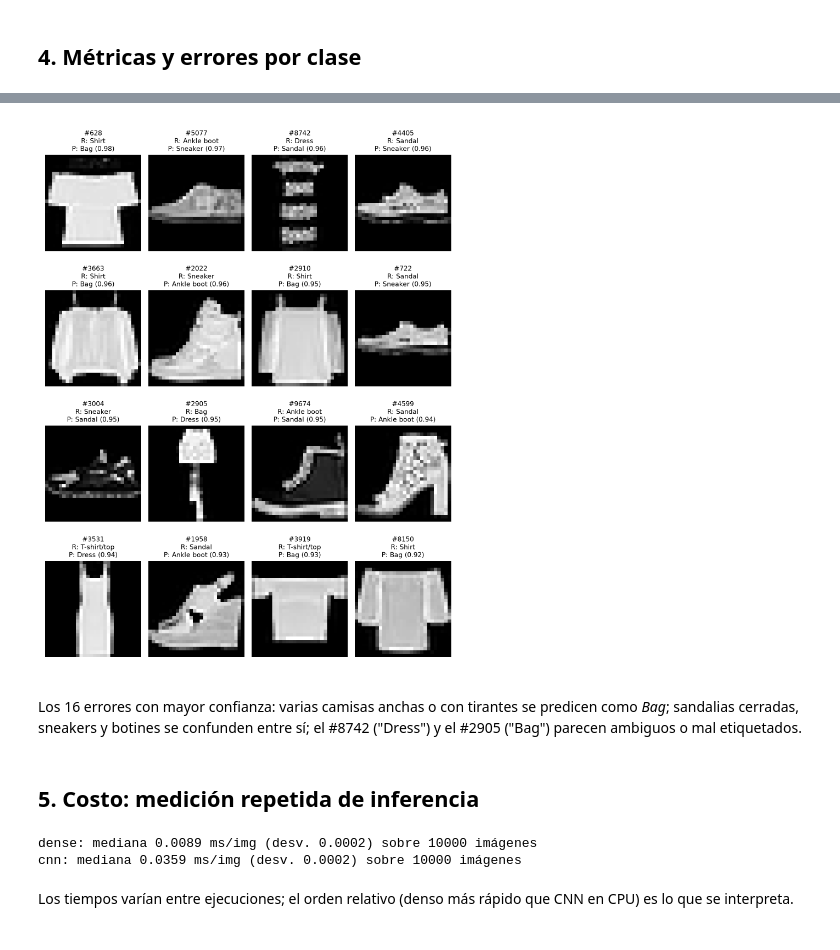
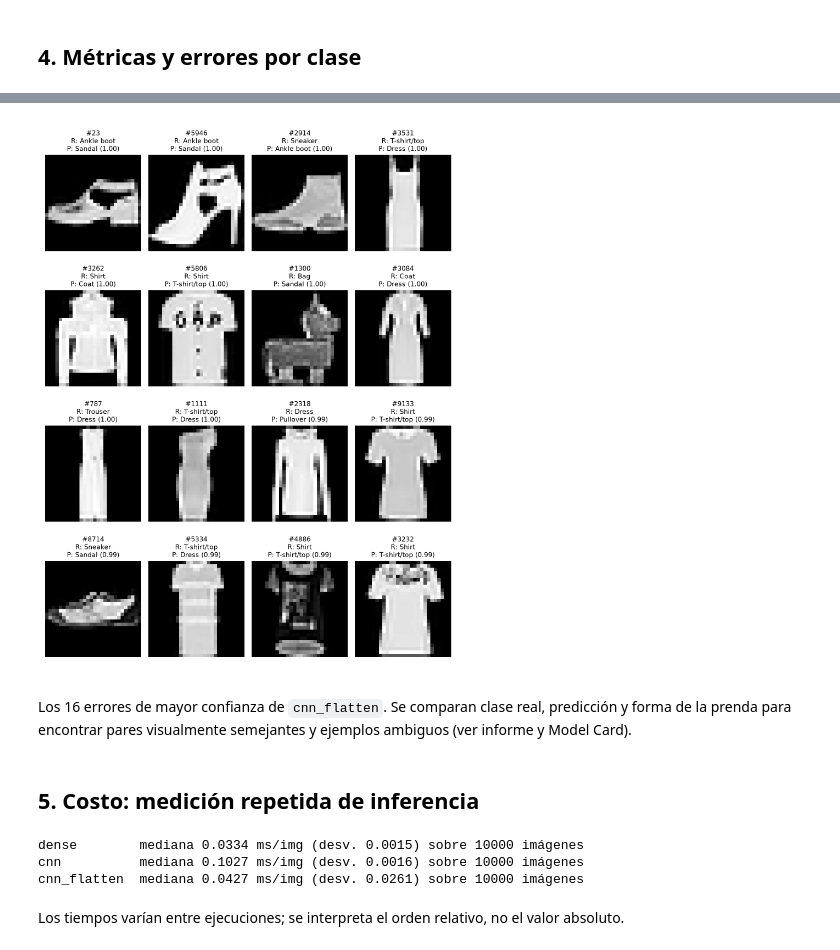
Before and after one commit to RoqueVentura/UASD-Maestria-Ciencia-De-Datos, a Jupyter notebook: notebooks/01_fashion_mnist_cnn.ipynb, the cells around one changed output, grey strips where cells are left out. Drawn from its saved outputs; the diff is of its cells as text; code cells hidden in the pictures.

```diff
--- a/notebooks/01_fashion_mnist_cnn.ipynb
+++ b/notebooks/01_fashion_mnist_cnn.ipynb
@@ -115,17 +132,18 @@ Pares más confundidos (CNN):
 # %%
-display(Image(REPORTS / 'cnn_errors.png', width=700))
+display(Image(REPORTS / 'cnn_flatten_errors.png', width=700))
 # %% [output]
-[figure, old version]
+[figure, new version]
-# %% [markdown]
-Los 16 errores con mayor confianza: varias camisas anchas o con tirantes se predicen como *Bag*; sandalias cerradas, sneakers y botines se confunden entre sí; el #8742 ("Dress") y el #2905 ("Bag") parecen ambiguos o mal etiquetados.
+# %% [markdown]
+Los 16 errores de mayor confianza de `cnn_flatten`. Se comparan clase real, predicción y forma de la prenda para encontrar pares visualmente semejantes y ejemplos ambiguos (ver informe y Model Card).
 # %% [markdown]
 ## 5. Costo: medición repetida de inferencia
 # %%
-for name, model in (('dense', dense), ('cnn', cnn)):
+for name, model in loaded.items():
     timing = measure_inference(model, x_test, repeats=5)
-    print(f"{name}: mediana {timing['median_ms_per_image']:.4f} ms/img (desv. {timing['std_ms_per_image']:.4f}) sobre {timing['batch_images']} imágenes")
+    print(f"{name:12s} mediana {timing['median_ms_per_image']:.4f} ms/img (desv. {timing['std_ms_per_image']:.4f}) sobre {timing['batch_images']} imágenes")
 # %% [output]
-dense: mediana 0.0089 ms/img (desv. 0.0002) sobre 10000 imágenes
-cnn: mediana 0.0359 ms/img (desv. 0.0002) sobre 10000 imágenes
+dense        mediana 0.0334 ms/img (desv. 0.0015) sobre 10000 imágenes
+cnn          mediana 0.1027 ms/img (desv. 0.0016) sobre 10000 imágenes
+cnn_flatten  mediana 0.0427 ms/img (desv. 0.0261) sobre 10000 imágenes
 # %% [markdown]
-Los tiempos varían entre ejecuciones; el orden relativo (denso más rápido que CNN en CPU) es lo que se interpreta.
+Los tiempos varían entre ejecuciones; se interpreta el orden relativo, no el valor absoluto.
```
Also changed, not shown: parts of 12 cells of this notebook, 30 other files.
